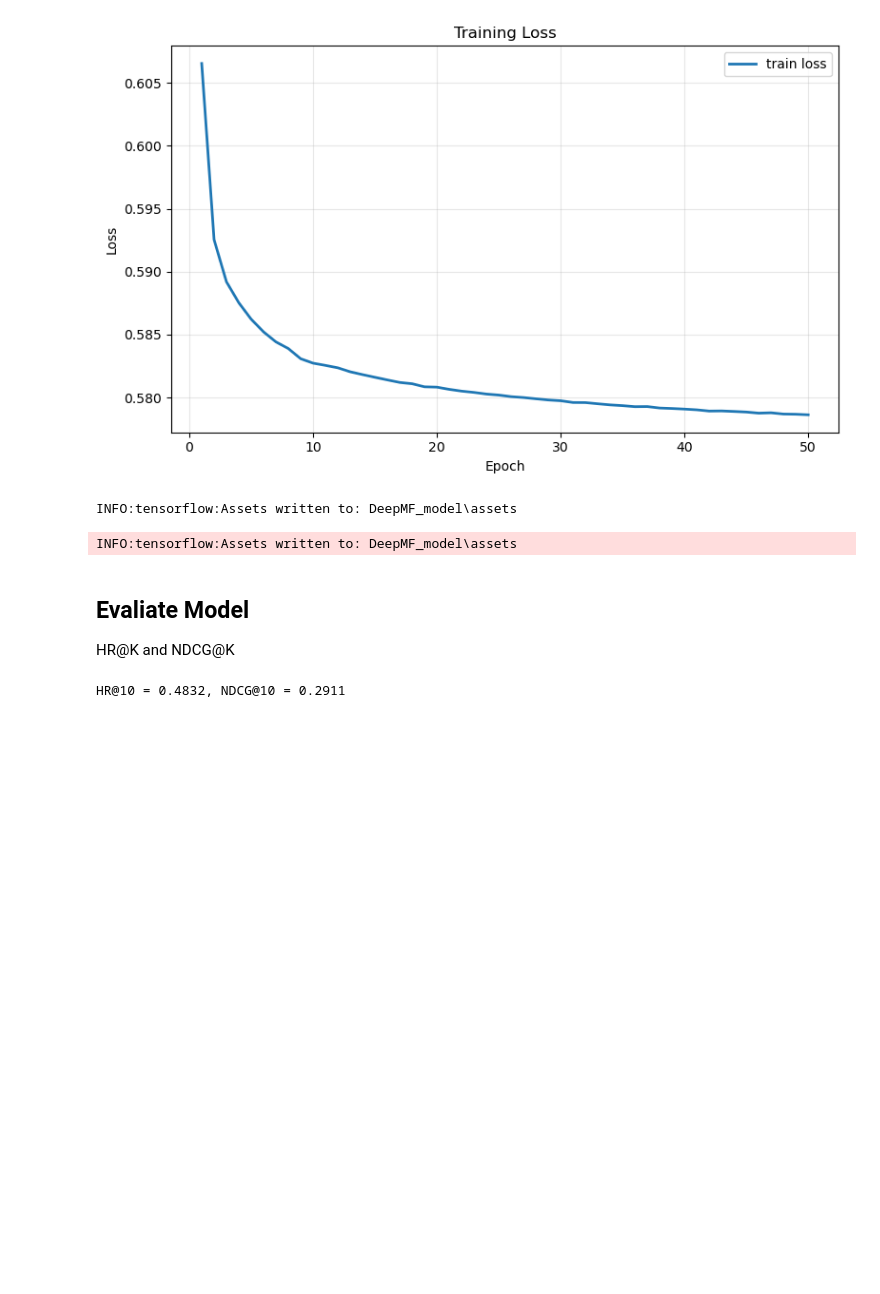
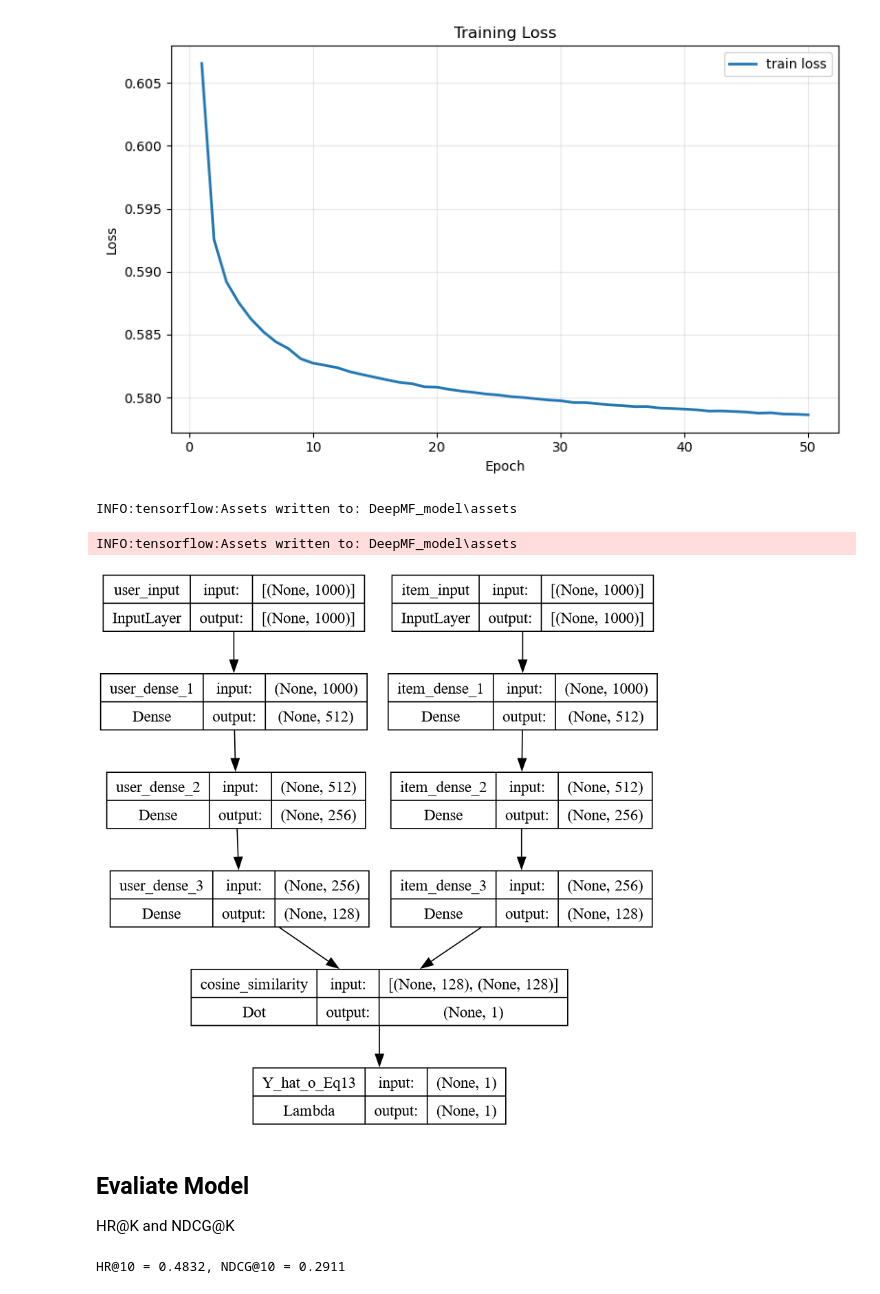
Before and after one commit to FrosBitz/Deep-Matrix-Factorization-Models-for-Recommender-Systems, a Jupyter notebook: deep_mf.ipynb, the cells around one changed output. Cells and saved outputs as stored; diff of their text form; code cells hidden in the pictures; blank space fills up the shorter version.

```diff
--- a/deep_mf.ipynb
+++ b/deep_mf.ipynb
@@ -306,6 +306,17 @@ model = tf.keras.models.load_model(
     'DeepMF_model',
     custom_objects={'normalized_cross_entropy_loss': normalized_cross_entropy_loss}
 )
+# %%
+plot_model(
+    model,
+    to_file='images\deep_mf\deep_mf_architecture.png',
+    show_shapes=True,
+    show_layer_names=True,
+    expand_nested=True,
+    dpi=120
+)
+# %% [output]
+[figure, added]
 # %% [markdown]
 ## Evaliate Model ##
 HR@K and NDCG@K
```
Also changed, not shown: parts of 1 cell of this notebook, 2 other files.
